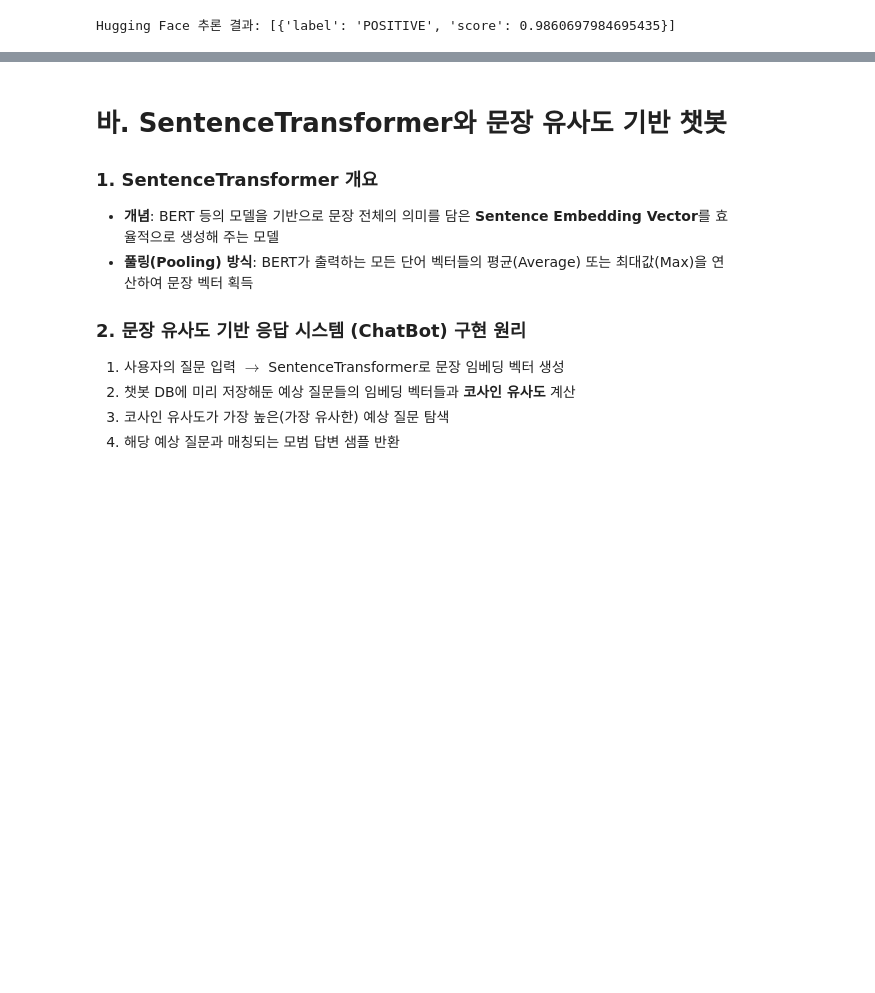
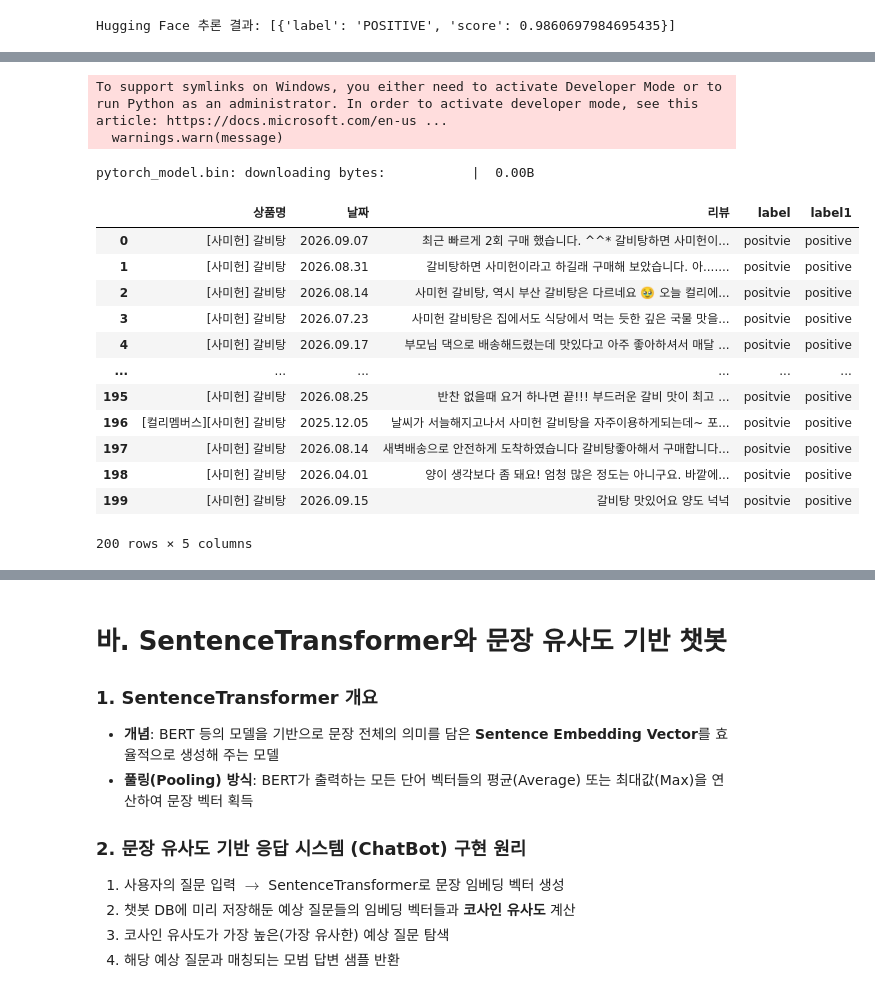
Before and after one commit to PangHee1027/SKN, a Jupyter notebook: SKN/LLM/자연어_딥러닝.ipynb, the cells around one changed output, grey strips where cells are left out. Saved outputs shown, nothing was run; the diff lists cells and outputs as text; code cells hidden in the pictures; blank space fills up the shorter version.

```diff
--- a/SKN/LLM/자연어_딥러닝.ipynb
+++ b/SKN/LLM/자연어_딥러닝.ipynb
@@ -699,0 +741,3 @@ Hugging Face 추론 결과: [{'label': 'POSITIVE', 'score': 0.9860697984695435}]
+# %%
+model_name = 'doya/klue-sentiment-nsmc'
+kor_classifier = pipeline(task='text-classification', model = model_name)
@@ -699,0 +784,19 @@ Hugging Face 추론 결과: [{'label': 'POSITIVE', 'score': 0.9860697984695435}]
+# %%
+sentiment_output1 = kor_classifier(all_reviews, truncation=True)
+
+## 긍정과 부정 레이블 추출 -> 가공
+## sentiment_output1 -> [{'label':'LABEL_1'}, {}, ..., {}]
+label_list=[]
+for output in sentiment_output1:
+    label = output.get('label')
+    if label == 'LABEL_1':
+        label='positvie'
+    else:
+        label='negative'
+    label_list.append(label)
+
+## '레이블' 컬럼 추가
+df['label'] = label_list
+
+## 결과 확인
+display(df)
@@ -699,0 +817,39 @@ Hugging Face 추론 결과: [{'label': 'POSITIVE', 'score': 0.9860697984695435}]
+# %%
+kor_classifier1 = pipeline(model='whitepeak/bert-base-cased-korean-sentiment')
+
+## 감성 분석 실행
+sentiment_output2 = kor_classifier1(all_reviews, truncation=True)
+
+## 긍정과 부정 레이블 추출 -> 가공
+## sentiment_output2 -> [{'label':'LABEL_1'},..,{}]
+label_list = []
+for output in sentiment_output2:
+    label = output.get('label')
+    if label == 'LABEL_1':
+        label = 'positive'
+    else:
+        label = 'negative'
+    label_list.append(label)
+
+## 두 번째 '레이블' 컬럼 추가
+df['label1'] = label_list
+
+## 결과 확인
+display(df)
+# %% [output]
+To support symlinks on Windows, you either need to activate Developer Mode or to run Python as an administrator. In order to activate developer mode, see this article: https://docs.microsoft.com/en-us ...
+  warnings.warn(message)
+pytorch_model.bin: downloading bytes:           |  0.00B
+|  | 상품명 | 날짜 | 리뷰 | label | label1 |
+| 0 | [사미헌] 갈비탕 | 2026.09.07 | 최근 빠르게 2회 구매 했습니다. ^^* 갈비탕하면 사미헌이... | positvie | positive |
+| 1 | [사미헌] 갈비탕 | 2026.08.31 | 갈비탕하면 사미헌이라고 하길래 구매해 보았습니다. 아....... | positvie | positive |
+| 2 | [사미헌] 갈비탕 | 2026.08.14 | 사미헌 갈비탕, 역시 부산 갈비탕은 다르네요 🥹 오늘 컬리에... | positvie | positive |
+| 3 | [사미헌] 갈비탕 | 2026.07.23 | 사미헌 갈비탕은 집에서도 식당에서 먹는 듯한 깊은 국물 맛을... | positvie | positive |
+| 4 | [사미헌] 갈비탕 | 2026.09.17 | 부모님 댁으로 배송해드렸는데 맛있다고 아주 좋아하셔서 매달 ... | positvie | positive |
+| ... | ... | ... | ... | ... | ... |
+| 195 | [사미헌] 갈비탕 | 2026.08.25 | 반찬 없을때 요거 하나면 끝!!! 부드러운 갈비 맛이 최고 ... | positvie | positive |
+| 196 | [컬리멤버스][사미헌] 갈비탕 | 2025.12.05 | 날씨가 서늘해지고나서 사미헌 갈비탕을 자주이용하게되는데~ 포... | positvie | positive |
+| 197 | [사미헌] 갈비탕 | 2026.08.14 | 새벽배송으로 안전하게 도착하였습니다 갈비탕좋아해서 구매합니다... | positvie | positive |
+| 198 | [사미헌] 갈비탕 | 2026.04.01 | 양이 생각보다 좀 돼요! 엄청 많은 정도는 아니구요. 바깥에... | positvie | positive |
+| 199 | [사미헌] 갈비탕 | 2026.09.15 | 갈비탕 맛있어요 양도 넉넉 | positvie | positive |
+200 rows × 5 columns
```
Also changed, not shown: parts of 27 cells of this notebook, 9 other files.
